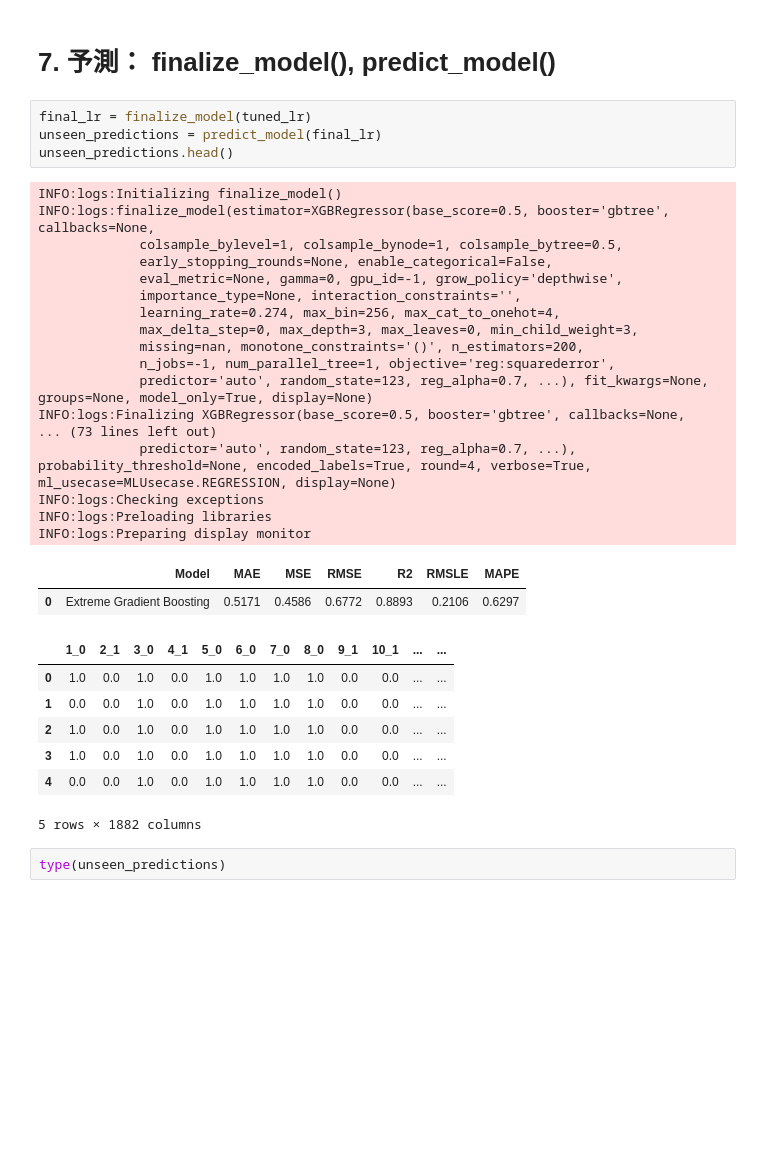
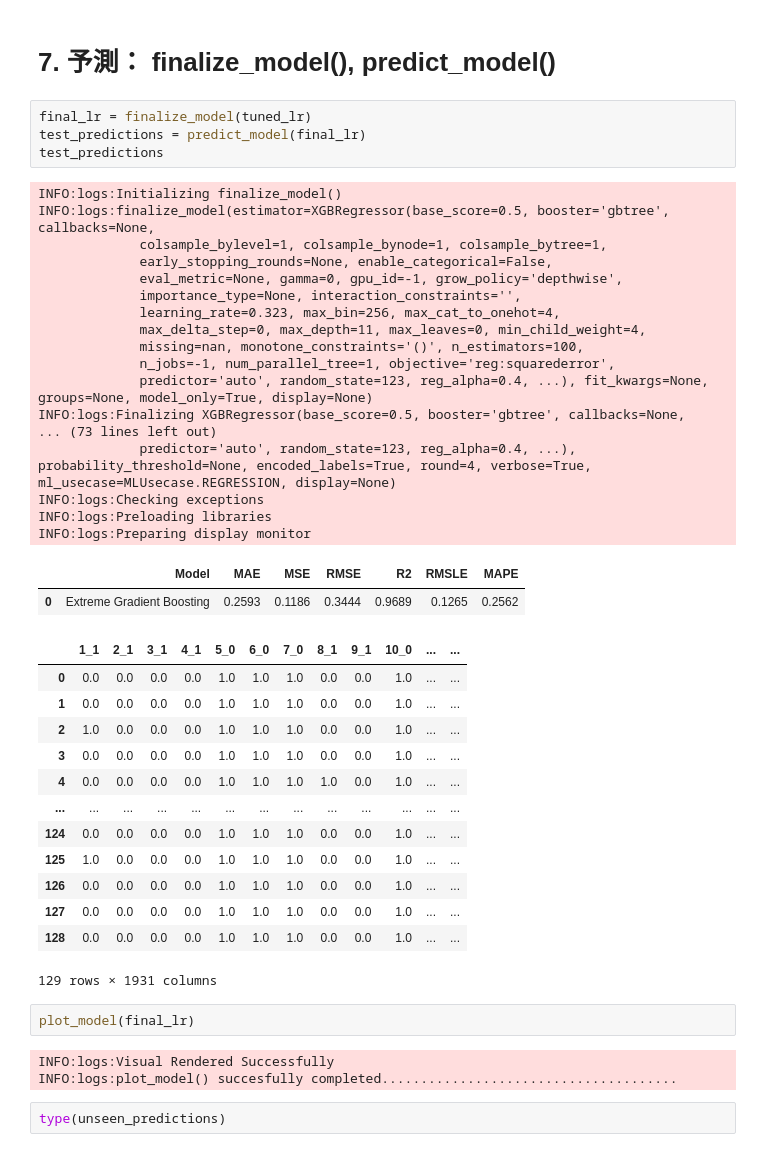
Before and after one commit to chemoinformatics-lecture/lecture-beginner, a Jupyter notebook: lesson07_automl/lecture_note_regression_colab.ipynb, the cells around one changed output. Cells and saved outputs as stored; diff of their text form; blank space fills up the shorter version.

```diff
--- a/lesson07_automl/lecture_note_regression_colab.ipynb
+++ b/lesson07_automl/lecture_note_regression_colab.ipynb
@@ -335,35 +363,46 @@ interactive(children=(ToggleButtons(description='Plot Type:', icons=('',), optio
 # 7. 予測： finalize_model(), predict_model()
 # %%
 final_lr = finalize_model(tuned_lr)
-unseen_predictions = predict_model(final_lr)
-unseen_predictions.head()
+test_predictions = predict_model(final_lr)
+test_predictions
 # %% [output]
 INFO:logs:Initializing finalize_model()
 INFO:logs:finalize_model(estimator=XGBRegressor(base_score=0.5, booster='gbtree', callbacks=None,
-             colsample_bylevel=1, colsample_bynode=1, colsample_bytree=0.5,
+             colsample_bylevel=1, colsample_bynode=1, colsample_bytree=1,
              early_stopping_rounds=None, enable_categorical=False,
              eval_metric=None, gamma=0, gpu_id=-1, grow_policy='depthwise',
              importance_type=None, interaction_constraints='',
-             learning_rate=0.274, max_bin=256, max_cat_to_onehot=4,
-             max_delta_step=0, max_depth=3, max_leaves=0, min_child_weight=3,
-             missing=nan, monotone_constraints='()', n_estimators=200,
+             learning_rate=0.323, max_bin=256, max_cat_to_onehot=4,
+             max_delta_step=0, max_depth=11, max_leaves=0, min_child_weight=4,
+             missing=nan, monotone_constraints='()', n_estimators=100,
              n_jobs=-1, num_parallel_tree=1, objective='reg:squarederror',
-             predictor='auto', random_state=123, reg_alpha=0.7, ...), fit_kwargs=None, groups=None, model_only=True, display=None)
+             predictor='auto', random_state=123, reg_alpha=0.4, ...), fit_kwargs=None, groups=None, model_only=True, display=None)
 INFO:logs:Finalizing XGBRegressor(base_score=0.5, booster='gbtree', callbacks=None,
 ... (73 lines left out)
-             predictor='auto', random_state=123, reg_alpha=0.7, ...), probability_threshold=None, encoded_labels=True, round=4, verbose=True, ml_usecase=MLUsecase.REGRESSION, display=None)
+             predictor='auto', random_state=123, reg_alpha=0.4, ...), probability_threshold=None, encoded_labels=True, round=4, verbose=True, ml_usecase=MLUsecase.REGRESSION, display=None)
 INFO:logs:Checking exceptions
 INFO:logs:Preloading libraries
 INFO:logs:Preparing display monitor
 |  | Model | MAE | MSE | RMSE | R2 | RMSLE | MAPE |
-| 0 | Extreme Gradient Boosting | 0.5171 | 0.4586 | 0.6772 | 0.8893 | 0.2106 | 0.6297 |
+| 0 | Extreme Gradient Boosting | 0.2593 | 0.1186 | 0.3444 | 0.9689 | 0.1265 | 0.2562 |
-|  | 1_0 | 2_1 | 3_0 | 4_1 | 5_0 | 6_0 | 7_0 | 8_0 | 9_1 | 10_1 | ... | ... |
-| 0 | 1.0 | 0.0 | 1.0 | 0.0 | 1.0 | 1.0 | 1.0 | 1.0 | 0.0 | 0.0 | ... | ... |
-| 1 | 0.0 | 0.0 | 1.0 | 0.0 | 1.0 | 1.0 | 1.0 | 1.0 | 0.0 | 0.0 | ... | ... |
-| 2 | 1.0 | 0.0 | 1.0 | 0.0 | 1.0 | 1.0 | 1.0 | 1.0 | 0.0 | 0.0 | ... | ... |
-| 3 | 1.0 | 0.0 | 1.0 | 0.0 | 1.0 | 1.0 | 1.0 | 1.0 | 0.0 | 0.0 | ... | ... |
-| 4 | 0.0 | 0.0 | 1.0 | 0.0 | 1.0 | 1.0 | 1.0 | 1.0 | 0.0 | 0.0 | ... | ... |
+|  | 1_1 | 2_1 | 3_1 | 4_1 | 5_0 | 6_0 | 7_0 | 8_1 | 9_1 | 10_0 | ... | ... |
+| 0 | 0.0 | 0.0 | 0.0 | 0.0 | 1.0 | 1.0 | 1.0 | 0.0 | 0.0 | 1.0 | ... | ... |
+| 1 | 0.0 | 0.0 | 0.0 | 0.0 | 1.0 | 1.0 | 1.0 | 0.0 | 0.0 | 1.0 | ... | ... |
+| 2 | 1.0 | 0.0 | 0.0 | 0.0 | 1.0 | 1.0 | 1.0 | 0.0 | 0.0 | 1.0 | ... | ... |
+| 3 | 0.0 | 0.0 | 0.0 | 0.0 | 1.0 | 1.0 | 1.0 | 0.0 | 0.0 | 1.0 | ... | ... |
+| 4 | 0.0 | 0.0 | 0.0 | 0.0 | 1.0 | 1.0 | 1.0 | 1.0 | 0.0 | 1.0 | ... | ... |
+| ... | ... | ... | ... | ... | ... | ... | ... | ... | ... | ... | ... | ... |
+| 124 | 0.0 | 0.0 | 0.0 | 0.0 | 1.0 | 1.0 | 1.0 | 0.0 | 0.0 | 1.0 | ... | ... |
+| 125 | 1.0 | 0.0 | 0.0 | 0.0 | 1.0 | 1.0 | 1.0 | 0.0 | 0.0 | 1.0 | ... | ... |
+| 126 | 0.0 | 0.0 | 0.0 | 0.0 | 1.0 | 1.0 | 1.0 | 0.0 | 0.0 | 1.0 | ... | ... |
+| 127 | 0.0 | 0.0 | 0.0 | 0.0 | 1.0 | 1.0 | 1.0 | 0.0 | 0.0 | 1.0 | ... | ... |
+| 128 | 0.0 | 0.0 | 0.0 | 0.0 | 1.0 | 1.0 | 1.0 | 0.0 | 0.0 | 1.0 | ... | ... |
-5 rows × 1882 columns
+129 rows × 1931 columns
+# %%
+plot_model(final_lr)
+# %% [output]
+INFO:logs:Visual Rendered Successfully
+INFO:logs:plot_model() succesfully completed......................................
 # %%
 type(unseen_predictions)
 # %% [output]
```
Also changed, not shown: parts of 23 cells of this notebook.
